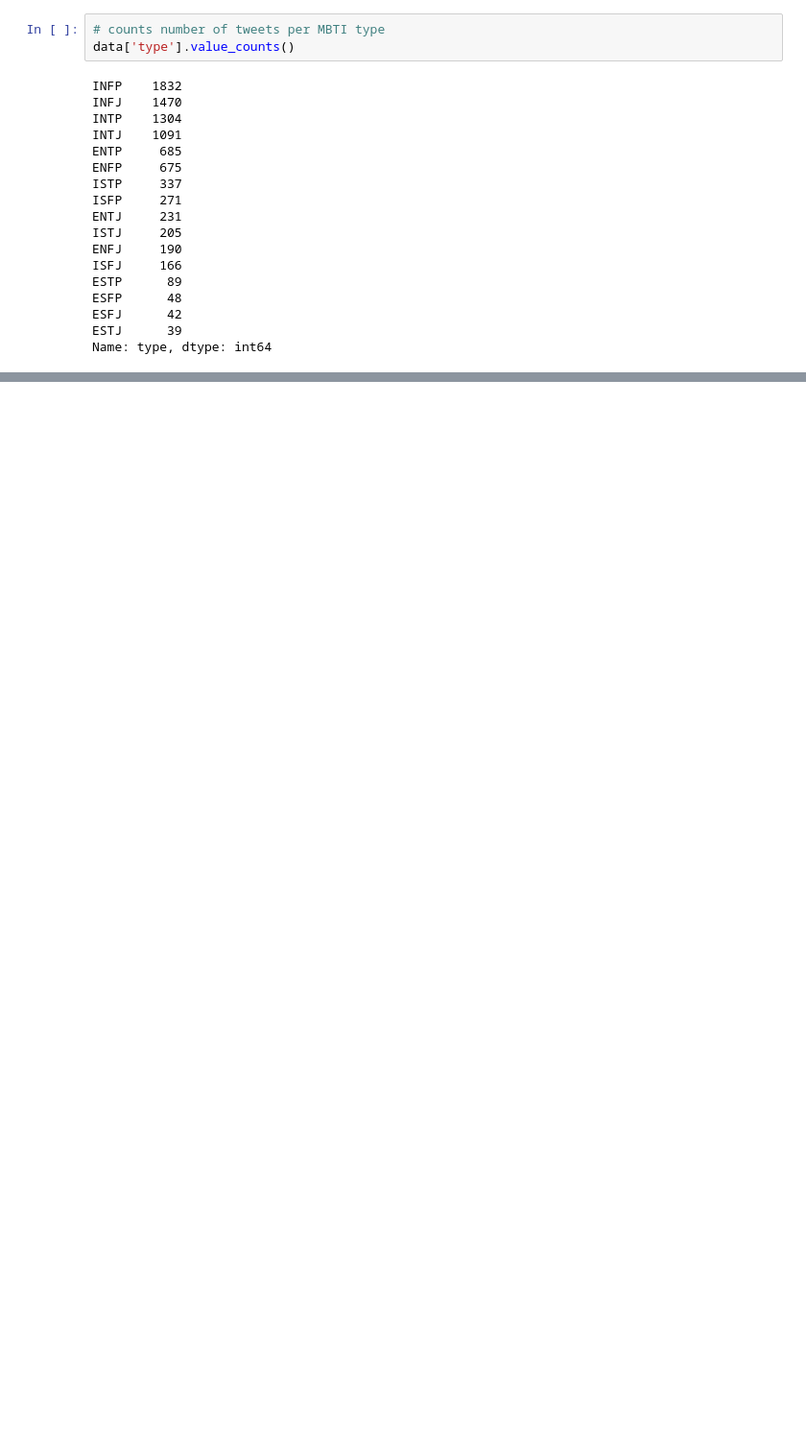
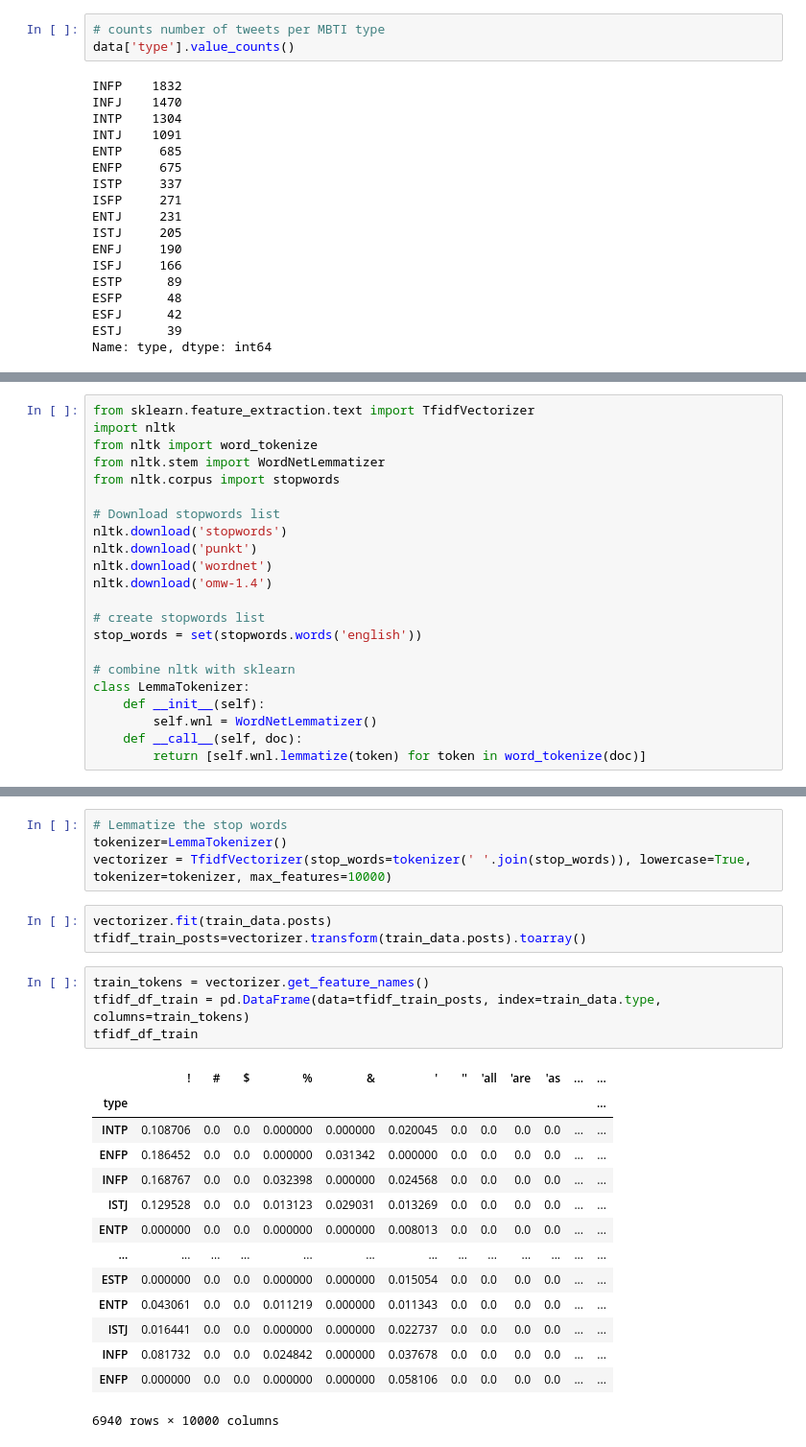
Before and after one commit to jmcmai/cs229-Final-Project, a Jupyter notebook: preprocessing.ipynb, the cells around one changed output, grey strips where cells are left out. Shown: that part at 96% size. Saved outputs shown, nothing was run; the diff lists cells and outputs as text; blank space fills up the shorter version.

```diff
--- a/preprocessing.ipynb
+++ b/preprocessing.ipynb
@@ -46,0 +126,22 @@ INFJ
+# %%
+from sklearn.feature_extraction.text import TfidfVectorizer
+import nltk
+from nltk import word_tokenize
+from nltk.stem import WordNetLemmatizer
+from nltk.corpus import stopwords
+
+# Download stopwords list
+nltk.download('stopwords')
+nltk.download('punkt')
+nltk.download('wordnet')
+nltk.download('omw-1.4')
+
+# create stopwords list
+stop_words = set(stopwords.words('english'))
+
+# combine nltk with sklearn
+class LemmaTokenizer:
+    def __init__(self):
+        self.wnl = WordNetLemmatizer()
+    def __call__(self, doc):
+        return [self.wnl.lemmatize(token) for token in word_tokenize(doc)]
@@ -46,0 +157,26 @@ INFJ
+# %%
+# Lemmatize the stop words
+tokenizer=LemmaTokenizer()
+vectorizer = TfidfVectorizer(stop_words=tokenizer(' '.join(stop_words)), lowercase=True, tokenizer=tokenizer, max_features=10000)
+# %%
+vectorizer.fit(train_data.posts)
+tfidf_train_posts=vectorizer.transform(train_data.posts).toarray()
+# %%
+train_tokens = vectorizer.get_feature_names()
+tfidf_df_train = pd.DataFrame(data=tfidf_train_posts, index=train_data.type, columns=train_tokens)
+tfidf_df_train
+# %% [output]
+|  | ! | # | $ | % | & | ' | '' | 'all | 'are | 'as | ... | ... |
+| type |  |  |  |  |  |  |  |  |  |  |  | ... |
+| INTP | 0.108706 | 0.0 | 0.0 | 0.000000 | 0.000000 | 0.020045 | 0.0 | 0.0 | 0.0 | 0.0 | ... | ... |
+| ENFP | 0.186452 | 0.0 | 0.0 | 0.000000 | 0.031342 | 0.000000 | 0.0 | 0.0 | 0.0 | 0.0 | ... | ... |
+| INFP | 0.168767 | 0.0 | 0.0 | 0.032398 | 0.000000 | 0.024568 | 0.0 | 0.0 | 0.0 | 0.0 | ... | ... |
+| ISTJ | 0.129528 | 0.0 | 0.0 | 0.013123 | 0.029031 | 0.013269 | 0.0 | 0.0 | 0.0 | 0.0 | ... | ... |
+| ENTP | 0.000000 | 0.0 | 0.0 | 0.000000 | 0.000000 | 0.008013 | 0.0 | 0.0 | 0.0 | 0.0 | ... | ... |
+| ... | ... | ... | ... | ... | ... | ... | ... | ... | ... | ... | ... | ... |
+| ESTP | 0.000000 | 0.0 | 0.0 | 0.000000 | 0.000000 | 0.015054 | 0.0 | 0.0 | 0.0 | 0.0 | ... | ... |
+| ENTP | 0.043061 | 0.0 | 0.0 | 0.011219 | 0.000000 | 0.011343 | 0.0 | 0.0 | 0.0 | 0.0 | ... | ... |
+| ISTJ | 0.016441 | 0.0 | 0.0 | 0.000000 | 0.000000 | 0.022737 | 0.0 | 0.0 | 0.0 | 0.0 | ... | ... |
+| INFP | 0.081732 | 0.0 | 0.0 | 0.024842 | 0.000000 | 0.037678 | 0.0 | 0.0 | 0.0 | 0.0 | ... | ... |
+| ENFP | 0.000000 | 0.0 | 0.0 | 0.000000 | 0.000000 | 0.058106 | 0.0 | 0.0 | 0.0 | 0.0 | ... | ... |
+6940 rows × 10000 columns
```
Also changed, not shown: parts of 19 cells of this notebook, 2 other files.
